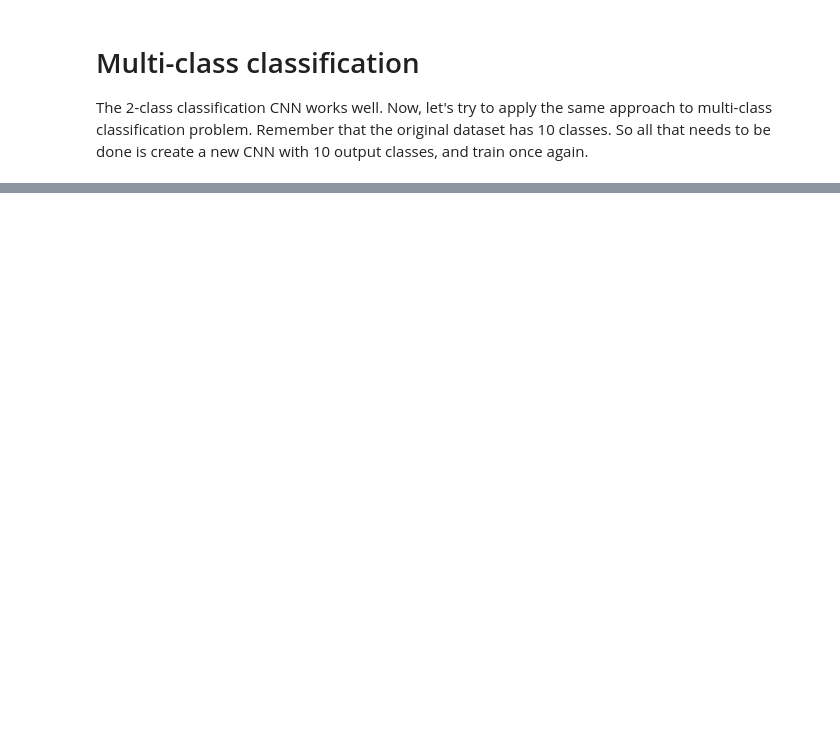
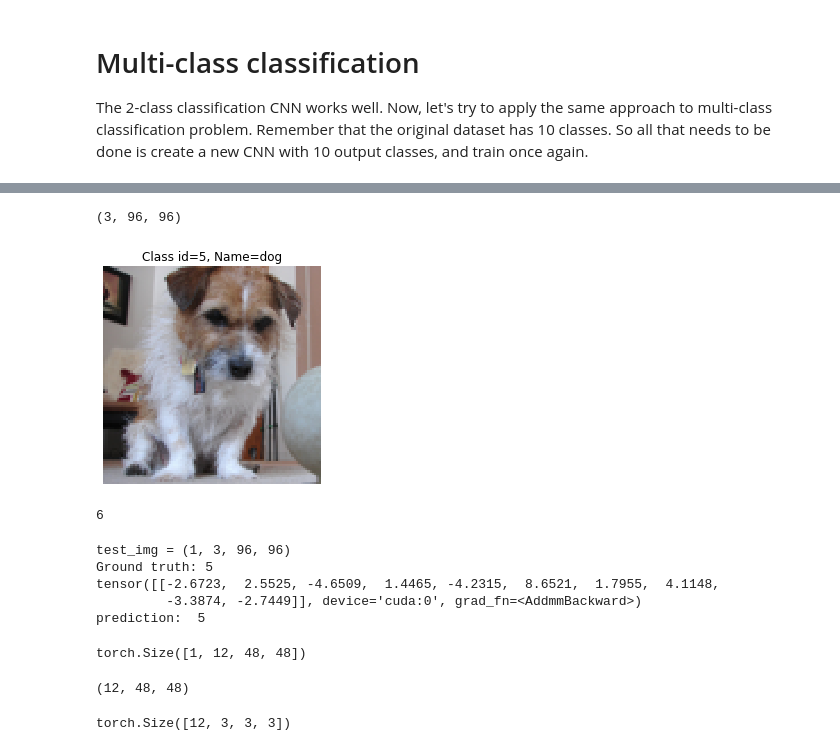
Before and after one commit to lukaszbinden/ethz-iacv-2020, a Jupyter notebook: exercise_3/3_CNN_classification.ipynb, the cells around one changed output, grey strips where cells are left out. Drawn from its saved outputs; the diff is of its cells as text; code cells hidden in the pictures; blank space fills up the shorter version.

```diff
--- a/exercise_3/3_CNN_classification.ipynb
+++ b/exercise_3/3_CNN_classification.ipynb
@@ -31,3 +46,5 @@ STL_path = '/home/cvcourse/pics/stl10_binary'
+# %%
+STL_path = '/home/lukas/git/ethz-iacv-2020/dataset/stl10_binary'
 # %% [markdown]
 ## Load the dataset (images + labels)
 # %%
@@ -505,0 +713,38 @@ compute_accuracy(data_loader = loader_ten_classes_test,
+# %%
+img_id = np.random.randint(0, full_test_X.shape[0])
+test_img = full_test_X[img_id]
+test_img.shape
+# %% [output]
+(3, 96, 96)
+# %%
+visualize_sample(test_img,
+                 full_test_y[img_id],
+                 full_class_names)
+# %% [output]
+[figure, added]
+# %%
+full_test_y[0]
+# %% [output]
+6
+# %%
+
+test_img_d = np.expand_dims(test_img, axis=0)
+print(f"test_img = {test_img_d.shape}")
+print(f"Ground truth: {full_test_y[img_id]}")
+ti = torch.from_numpy(test_img_d)
+ti = ti.to(device)
+
+pred_X = cnn_ten_classes(ti)
+print(pred_X)
+print("prediction: ", np.argmax(pred_X.cpu().detach().numpy()))
+# %% [output]
+test_img = (1, 3, 96, 96)
+Ground truth: 5
+tensor([[-2.6723,  2.5525, -4.6509,  1.4465, -4.2315,  8.6521,  1.7955,  4.1148,
+         -3.3874, -2.7449]], device='cuda:0', grad_fn=<AddmmBackward>)
+prediction:  5
+# %%
+features = cnn_ten_classes.get_last_layer_1_features()
+features.shape
+# %% [output]
+torch.Size([1, 12, 48, 48])
@@ -505,0 +754,4 @@ compute_accuracy(data_loader = loader_ten_classes_test,
+# %%
+features_arr.shape
+# %% [output]
+(12, 48, 48)
@@ -505,0 +760,5 @@ compute_accuracy(data_loader = loader_ten_classes_test,
+# %%
+l1_weights = cnn_ten_classes.layer1[0].weight.cpu().detach()
+l1_weights.shape
+# %% [output]
+torch.Size([12, 3, 3, 3])
```
Also changed, not shown: parts of 29 cells of this notebook, 2 other files.
